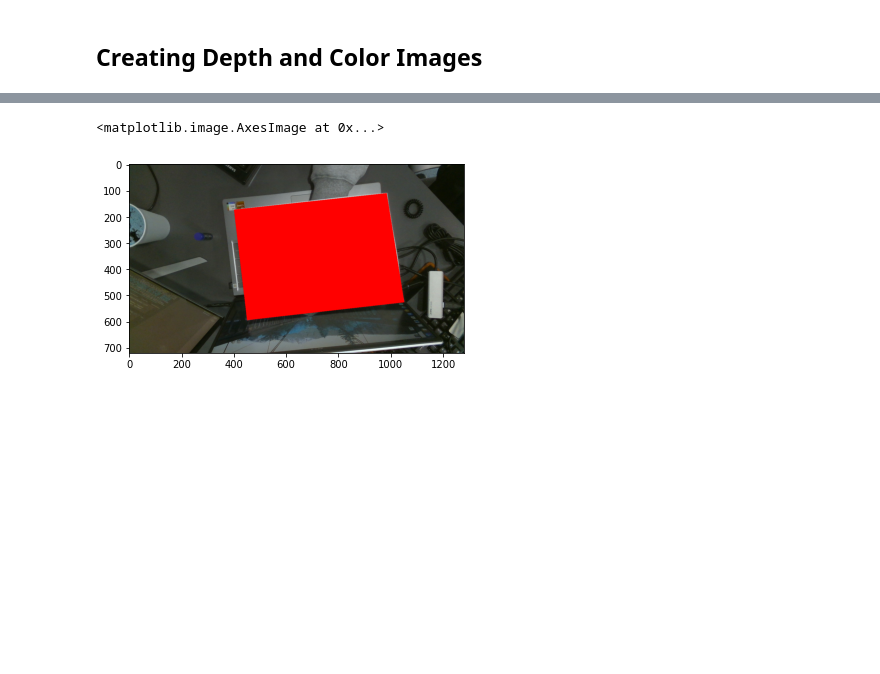
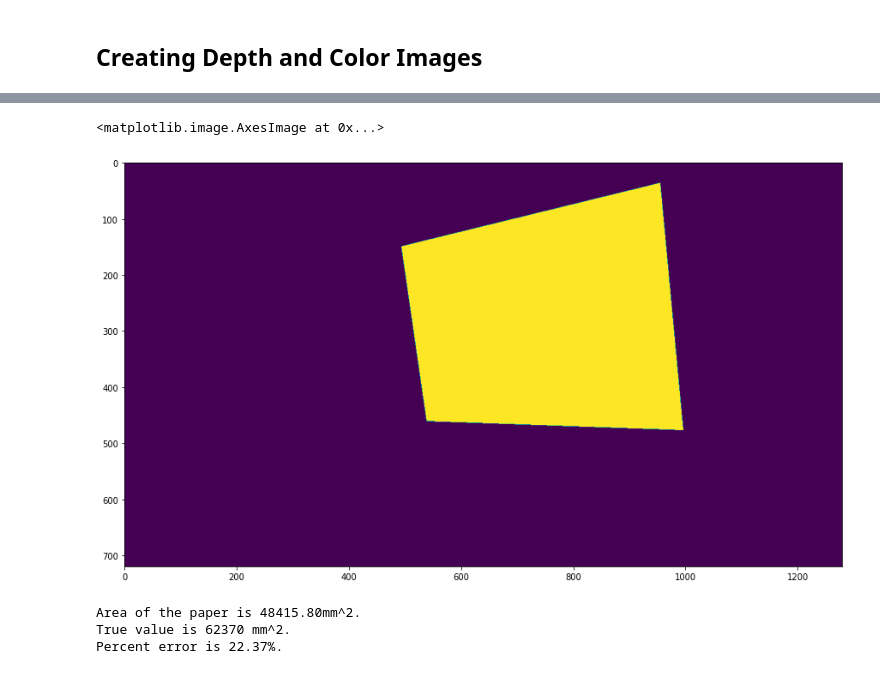
Before and after one commit to rachel318318/nuvi_assignment, a Jupyter notebook: assign.ipynb, the cells around one changed output, grey strips where cells are left out. Drawn from its saved outputs; the diff is of its cells as text; code cells hidden in the pictures; blank space fills up the shorter version.

Commit message:
feat: get paper area

```diff
--- a/assign.ipynb
+++ b/assign.ipynb
@@ -107,6 +103,32 @@ array([[ 401.,  174.],
-# %%
-cv2.fillPoly(color_image, np.int32([points_src]), 255)
-plt.imshow(color_image)
-# %% [output]
-<matplotlib.image.AxesImage at 0x...>
-[figure, removed]
+# %%
+mask = np.zeros(color_image.shape[:2], dtype="uint8")
+
+cv2.fillPoly(mask, np.int32([points_src]), 1)
+plt.figure(figsize=(15,25))
+plt.imshow(mask)
+# %% [output]
+<matplotlib.image.AxesImage at 0x...>
+[figure, added]
+# %%
+masked_depth = cv2.bitwise_and(depth_image,depth_image,mask=mask)
+
+import math
+
+deg_h = 65
+deg_v = 40
+
+px_h = masked_depth * math.tan(math.radians(deg_h/2)) / (depth_image.shape[1] / 2)
+px_v = masked_depth * math.tan(math.radians(deg_v/2)) / (depth_image.shape[0] / 2)
+
+area = px_h * px_v
+paper_area = np.sum(area)
+
+error = np.abs(paper_area - 62370)/62370 * 100
+
+print("Area of the paper is {:0.2f}mm^2.".format(paper_area))
+print("True value is 62370 mm^2.")
+print("Percent error is {:0.2f}%.".format(error))
+# %% [output]
+Area of the paper is 48415.80mm^2.
+True value is 62370 mm^2.
+Percent error is 22.37%.
```
Also changed, not shown: parts of 6 cells of this notebook.
